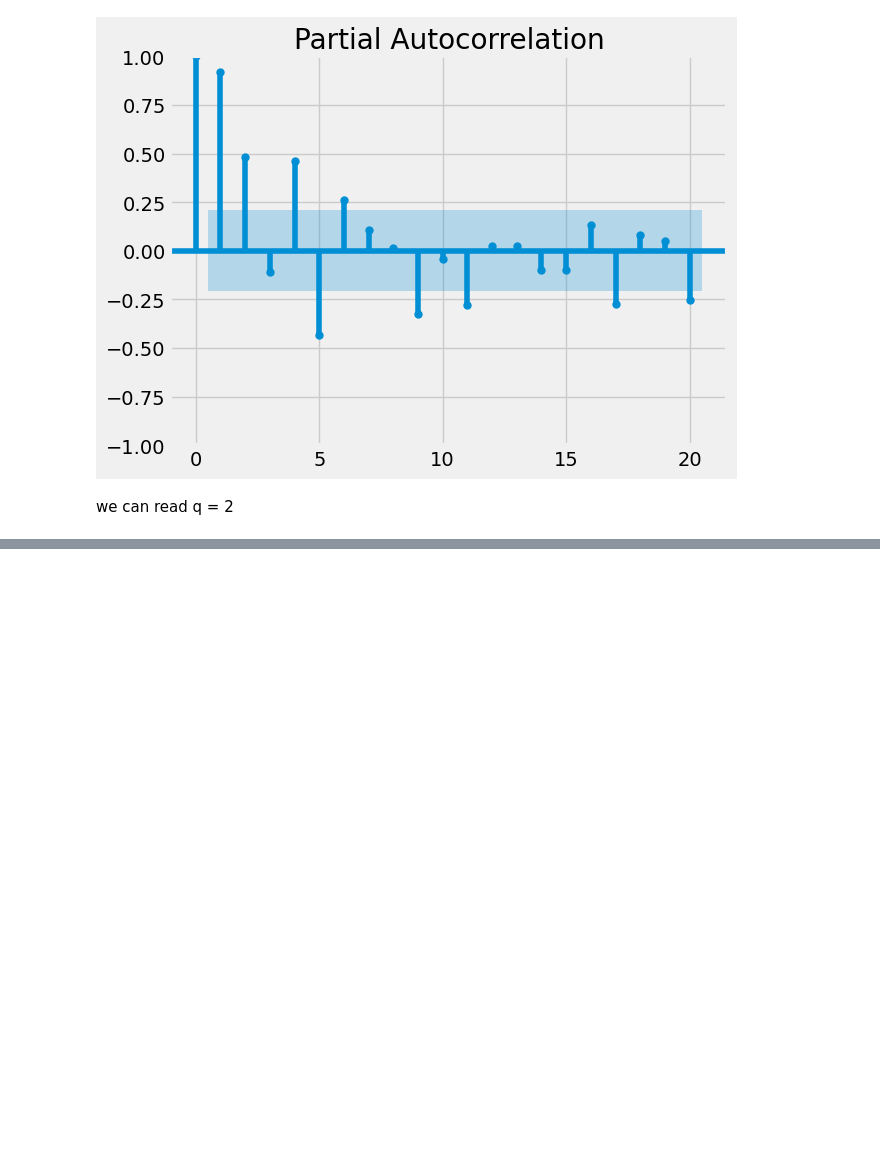
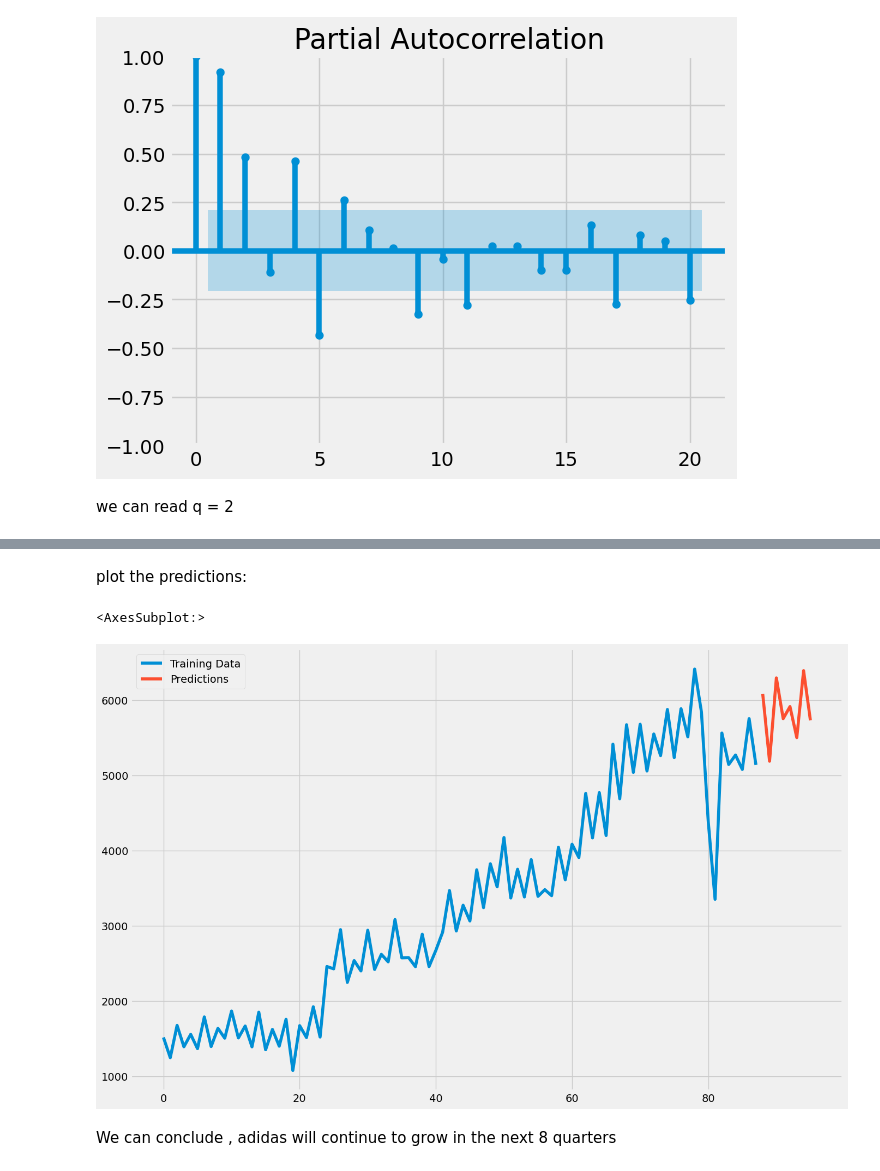
Before and after one commit to YannSko/Portfollio, a Jupyter notebook: Analysis Marketting/MarketSeg-Forecasting/Adidas_Forecasting/Forecast.ipynb, the cells around one changed output, grey strips where cells are left out. Saved outputs shown, nothing was run; the diff lists cells and outputs as text; code cells hidden in the pictures; blank space fills up the shorter version.

```diff
--- a/Analysis Marketting/MarketSeg-Forecasting/Adidas_Forecasting/Forecast.ipynb
+++ b/Analysis Marketting/MarketSeg-Forecasting/Adidas_Forecasting/Forecast.ipynb
@@ -68,7 +68,7 @@ The default method 'yw' can produce PACF values outside of the [-1,1] interval.
 we can read q = 2
 # %%
 model=sm.tsa.statespace.SARIMAX(data['Revenue'],
-                                order=(p, d, q),
-                                seasonal_order=(p, d, q, 12))
+                                order=(5, 1, 2),
+                                seasonal_order=(5, 1, 2, 12))
 model=model.fit()
 print(model.summary())
@@ -74,0 +96,3 @@ print(model.summary())
+# %%
+predictions = model.predict(len(data), len(data)+7)
+print(predictions)
@@ -74,0 +109,12 @@ print(model.summary())
+# %% [markdown]
+plot the predictions:
+# %%
+data["Revenue"].plot(legend=True,
+                     label="Training Data",
+                     figsize=(15, 10))
+predictions.plot(legend=True, label="Predictions")
+# %% [output]
+<AxesSubplot:>
+[figure, added]
+# %% [markdown]
+We can conclude , adidas will continue to grow in the next 8 quarters
```
Also changed, not shown: parts of 3 cells of this notebook.
